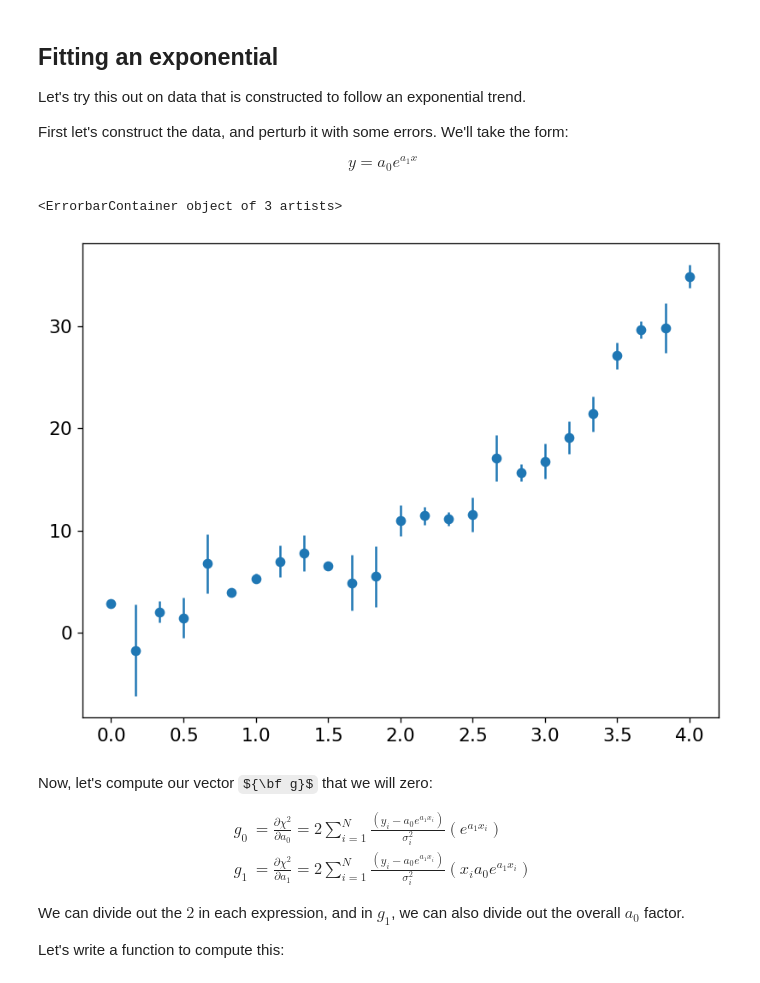
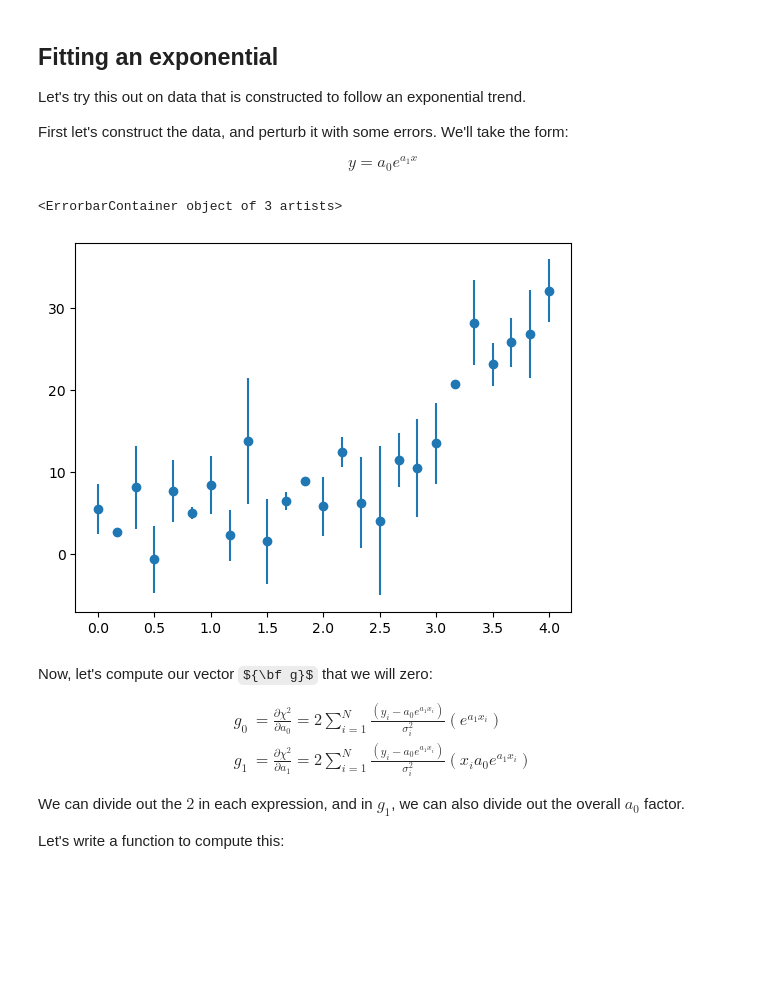
Before and after one commit to zingale/computational_astrophysics, a Jupyter notebook: content/fitting/fitting-nonlinear.ipynb, the cells around one changed output. Drawn from its saved outputs; the diff is of its cells as text; code cells hidden in the pictures; some formulas as TeX source; blank space fills up the shorter version.

```diff
--- a/content/fitting/fitting-nonlinear.ipynb
+++ b/content/fitting/fitting-nonlinear.ipynb
@@ -51,20 +51,21 @@ import matplotlib.pyplot as plt
 # %%
 # make up some experimental data
 a0 = 2.5
 a1 = 2./3.
-sigma = 2.0
+sigma = 4.0
 
 N = 25
 
 x = np.linspace(0.0, 4.0, N)
-yerr = sigma * np.random.randn(N)
-y = a0 * np.exp(a1 * x) + yerr
+r = sigma * np.random.randn(N)
+y = a0 * np.exp(a1 * x) + r
+yerr = np.abs(r)
 
 fig, ax = plt.subplots()
 ax.errorbar(x, y, yerr=yerr, fmt="o")
 # %% [output]
 <ErrorbarContainer object of 3 artists>
-[figure, old version]
+[figure, new version]
 # %% [markdown]
 Now, let's compute our vector ${\bf g}$ that we will zero:
 
```
Also changed, not shown: parts of 3 cells of this notebook, 2 other files.
